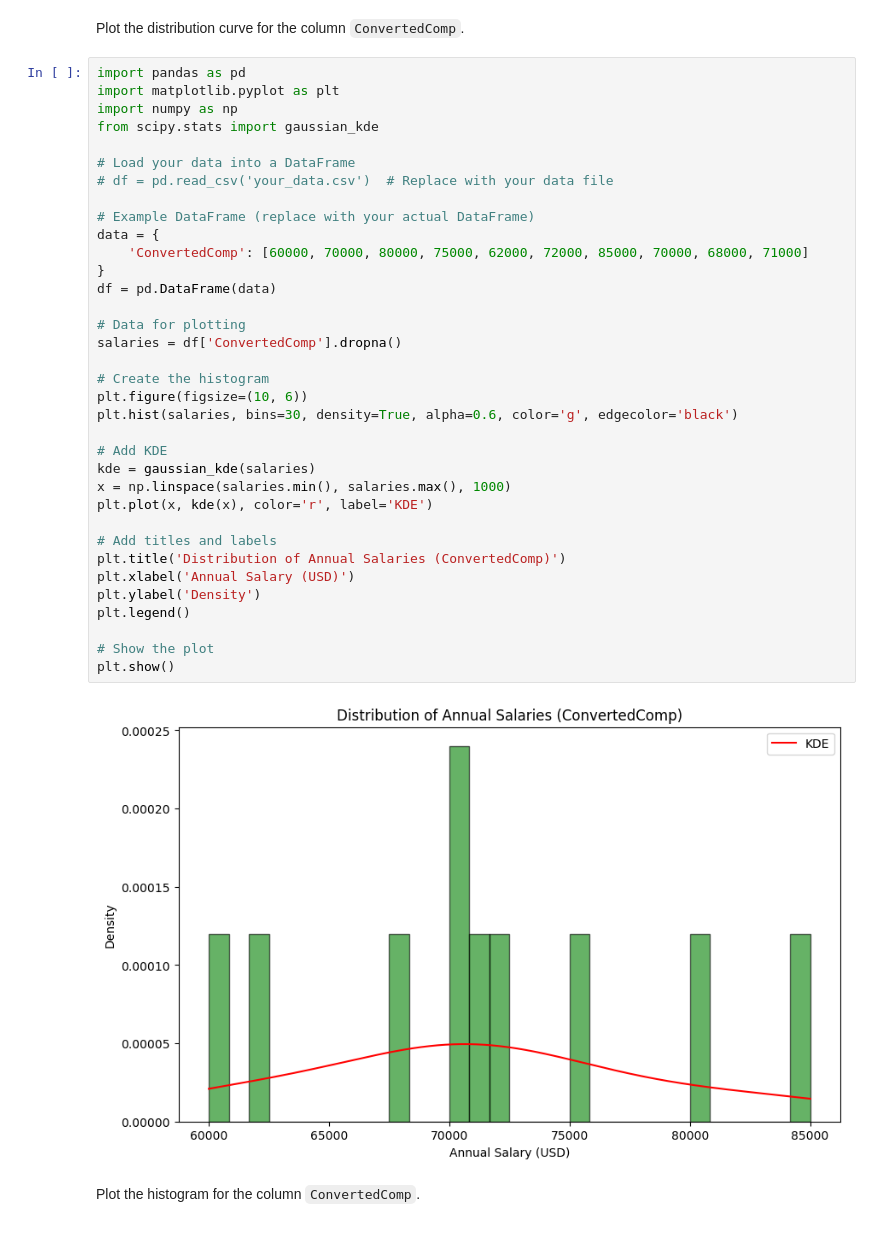
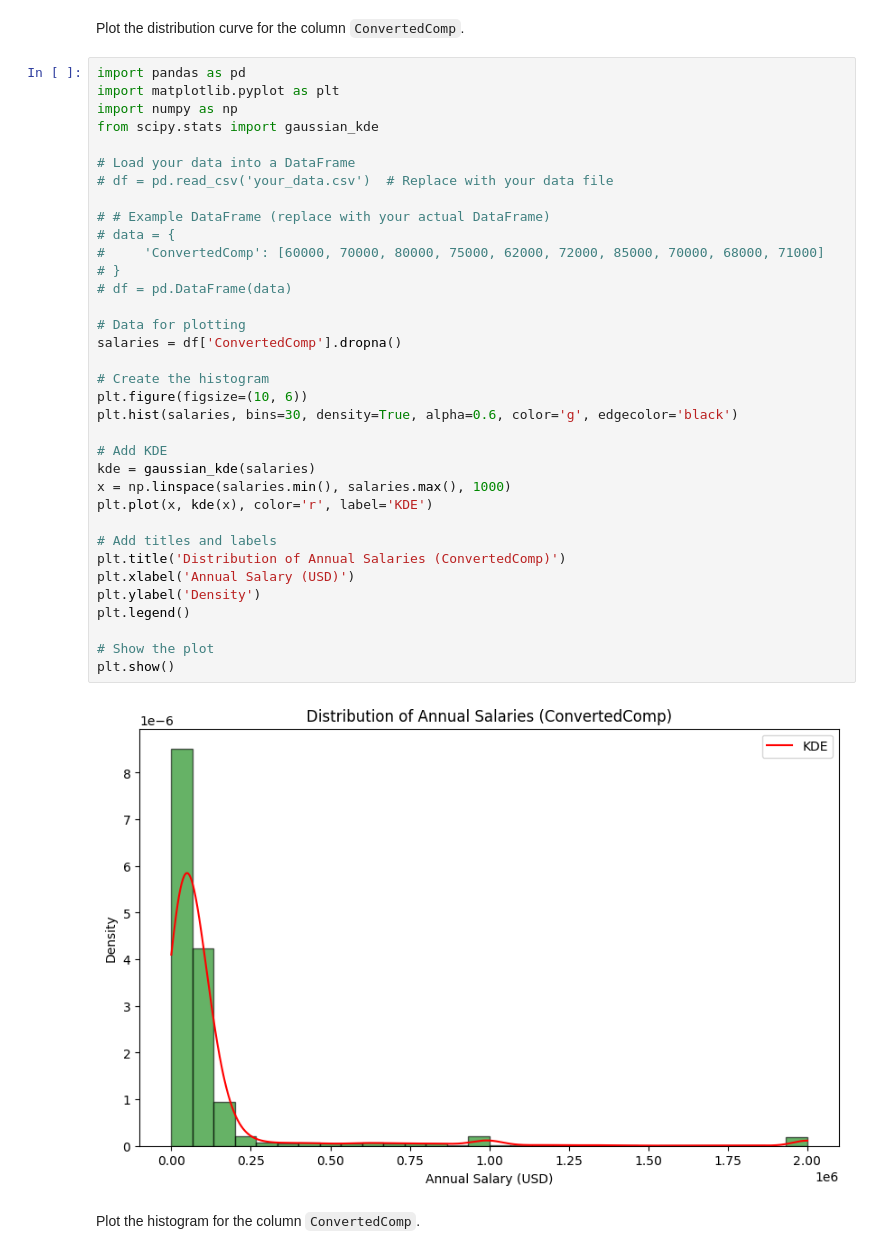
Before and after one commit to ncbidari/testrepo, a Jupyter notebook: M3ExploratoryDataAnalysis-lab.ipynb, the cells around one changed output. Saved outputs shown, nothing was run; the diff lists cells and outputs as text.

```diff
--- a/M3ExploratoryDataAnalysis-lab.ipynb
+++ b/M3ExploratoryDataAnalysis-lab.ipynb
@@ -97,39 +89,39 @@ Plot the distribution curve for the column `ConvertedComp`.
 import pandas as pd
 import matplotlib.pyplot as plt
 import numpy as np
 from scipy.stats import gaussian_kde
 
 # Load your data into a DataFrame
 # df = pd.read_csv('your_data.csv')  # Replace with your data file
 
-# Example DataFrame (replace with your actual DataFrame)
-data = {
-    'ConvertedComp': [60000, 70000, 80000, 75000, 62000, 72000, 85000, 70000, 68000, 71000]
-}
-df = pd.DataFrame(data)
+# # Example DataFrame (replace with your actual DataFrame)
+# data = {
+#     'ConvertedComp': [60000, 70000, 80000, 75000, 62000, 72000, 85000, 70000, 68000, 71000]
+# }
+# df = pd.DataFrame(data)
 
 # Data for plotting
 salaries = df['ConvertedComp'].dropna()
 
 # Create the histogram
 plt.figure(figsize=(10, 6))
 plt.hist(salaries, bins=30, density=True, alpha=0.6, color='g', edgecolor='black')
 
 # Add KDE
 kde = gaussian_kde(salaries)
 x = np.linspace(salaries.min(), salaries.max(), 1000)
 plt.plot(x, kde(x), color='r', label='KDE')
 
 # Add titles and labels
 plt.title('Distribution of Annual Salaries (ConvertedComp)')
 plt.xlabel('Annual Salary (USD)')
 plt.ylabel('Density')
 plt.legend()
 
 # Show the plot
 plt.show()
 # %% [output]
-[figure, old version]
+[figure, new version]
 # %% [markdown]
 Plot the histogram for the column `ConvertedComp`.
 # %%
```
Also changed, not shown: parts of 21 cells of this notebook.
